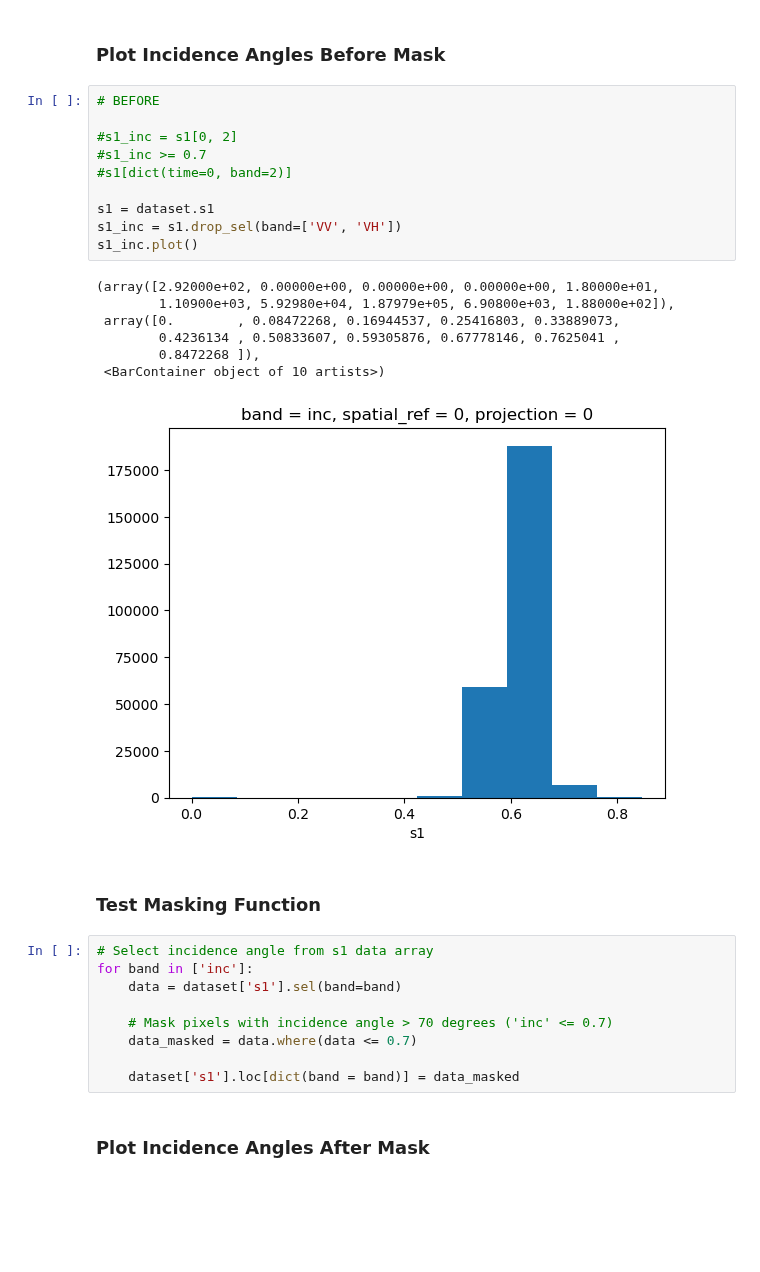
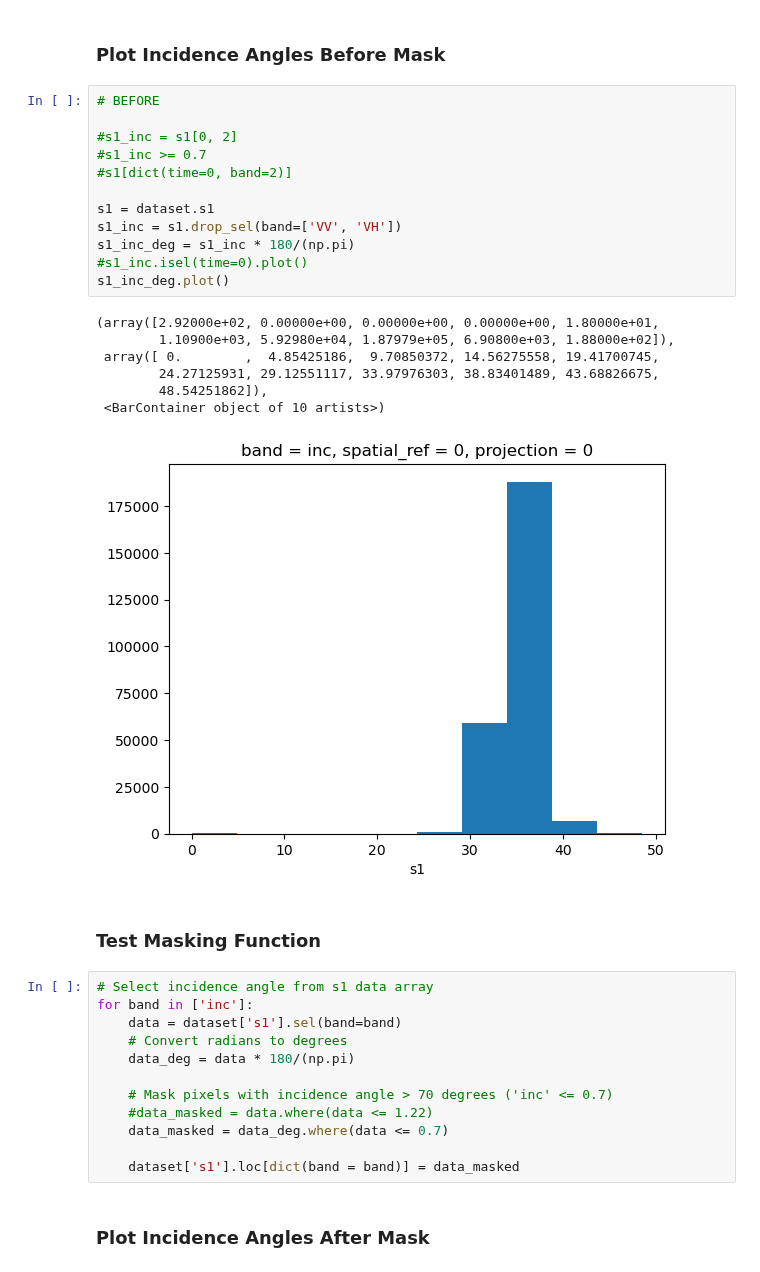
Before and after one commit to SnowEx/spicy-snow, a Jupyter notebook: contrib/marziliano/inc_angle.ipynb, the cells around one changed output. Cells and saved outputs as stored; diff of their text form; blank space fills up the shorter version.

```diff
--- a/contrib/marziliano/inc_angle.ipynb
+++ b/contrib/marziliano/inc_angle.ipynb
@@ -49,30 +49,35 @@ Coordinates:
 # %%
 # BEFORE
 
 #s1_inc = s1[0, 2]
 #s1_inc >= 0.7
 #s1[dict(time=0, band=2)]
 
 s1 = dataset.s1
 s1_inc = s1.drop_sel(band=['VV', 'VH'])
-s1_inc.plot()
+s1_inc_deg = s1_inc * 180/(np.pi)
+#s1_inc.isel(time=0).plot()
+s1_inc_deg.plot()
 # %% [output]
 (array([2.92000e+02, 0.00000e+00, 0.00000e+00, 0.00000e+00, 1.80000e+01,
         1.10900e+03, 5.92980e+04, 1.87979e+05, 6.90800e+03, 1.88000e+02]),
- array([0.        , 0.08472268, 0.16944537, 0.25416803, 0.33889073,
-        0.4236134 , 0.50833607, 0.59305876, 0.67778146, 0.7625041 ,
-        0.8472268 ]),
+ array([ 0.        ,  4.85425186,  9.70850372, 14.56275558, 19.41700745,
+        24.27125931, 29.12551117, 33.97976303, 38.83401489, 43.68826675,
+        48.54251862]),
  <BarContainer object of 10 artists>)
-[figure, old version]
+[figure, new version]
 # %% [markdown]
 ### Test Masking Function
 # %%
 # Select incidence angle from s1 data array
 for band in ['inc']:
     data = dataset['s1'].sel(band=band)
+    # Convert radians to degrees
+    data_deg = data * 180/(np.pi)
 
     # Mask pixels with incidence angle > 70 degrees ('inc' <= 0.7)
-    data_masked = data.where(data <= 0.7)
+    #data_masked = data.where(data <= 1.22)
+    data_masked = data_deg.where(data <= 0.7)
 
     dataset['s1'].loc[dict(band = band)] = data_masked
 # %% [markdown]
```
Also changed, not shown: parts of 2 cells of this notebook, 1 other file.
